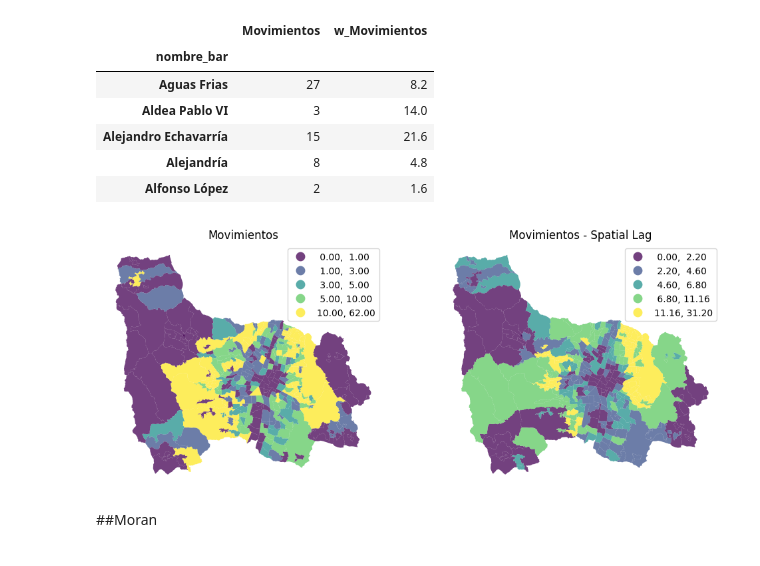
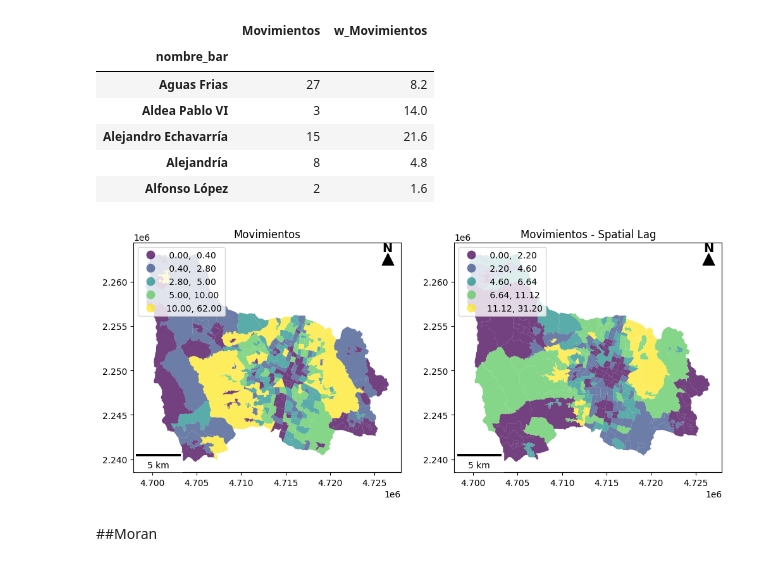
Before and after one commit to vmadariagac/Analisis-Geoespacial-VMC, a Jupyter notebook: notebooks/Espacialidad Barrios.ipynb, the cells around one changed output. Cells and saved outputs as stored; diff of their text form; code cells hidden in the pictures.

```diff
--- a/notebooks/Espacialidad Barrios.ipynb
+++ b/notebooks/Espacialidad Barrios.ipynb
@@ -297,15 +410,77 @@ gdf_idx[['Movimientos', 'w_Movimientos']].head()
 # %%
 f, axs = plt.subplots(1, 2, figsize=(12, 6))
 ax1, ax2 = axs
+
 gdf_idx.plot(column='Movimientos', cmap='viridis', scheme='quantiles',k=5, edgecolor='white', linewidth=0., alpha=0.75, legend=True, ax=ax1)
-ax1.set_axis_off()
+scalebar = ScaleBar(
+    dx=1,
+    units="m",
+    dimension="si-length",
+
+    fixed_value=5,
+    fixed_units="km",
+
+    location="lower left")
+
+ax1.scatter(
+    0.95,
+    0.93,
+    marker="^",
+    s=180,
+    color="black",
+    transform=ax1.transAxes,
+    clip_on=False,
+    zorder=10)
+
+ax1.text(
+    0.95,
+    0.95,
+    "N",
+    transform=ax1.transAxes,
+    ha="center",
+    va="bottom",
+    fontsize=14,
+    fontweight="bold")
+
+ax1.add_artist(scalebar)
 ax1.set_title("Movimientos")
+
 gdf_idx.plot(column='w_Movimientos', cmap='viridis', scheme='quantiles',k=5, edgecolor='white', linewidth=0., alpha=0.75, legend=True, ax=ax2)
-ax2.set_axis_off()
+scalebar = ScaleBar(
+    dx=1,
+    units="m",
+    dimension="si-length",
+
+    fixed_value=5,
+    fixed_units="km",
+
+    location="lower left")
+
+ax2.scatter(
+    0.95,
+    0.93,
+    marker="^",
+    s=180,
+    color="black",
+    transform=ax2.transAxes,
+    clip_on=False,
+    zorder=10)
+
+ax2.text(
+    0.95,
+    0.95,
+    "N",
+    transform=ax2.transAxes,
+    ha="center",
+    va="bottom",
+    fontsize=14,
+    fontweight="bold")
+
+ax2.add_artist(scalebar)
 ax2.set_title("Movimientos - Spatial Lag")
 plt.show()
 # %% [output]
-[figure, old version]
+[figure, new version]
 # %% [markdown]
 ##Moran
 # %%
```
Also changed, not shown: parts of 26 cells of this notebook, 34 other files.
